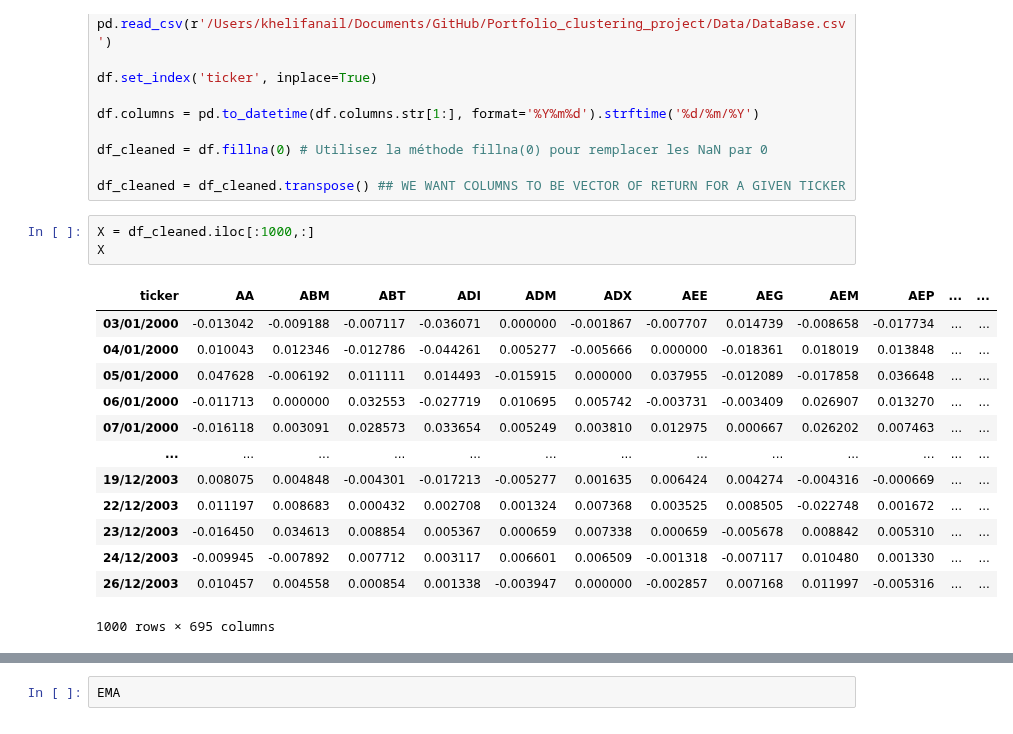
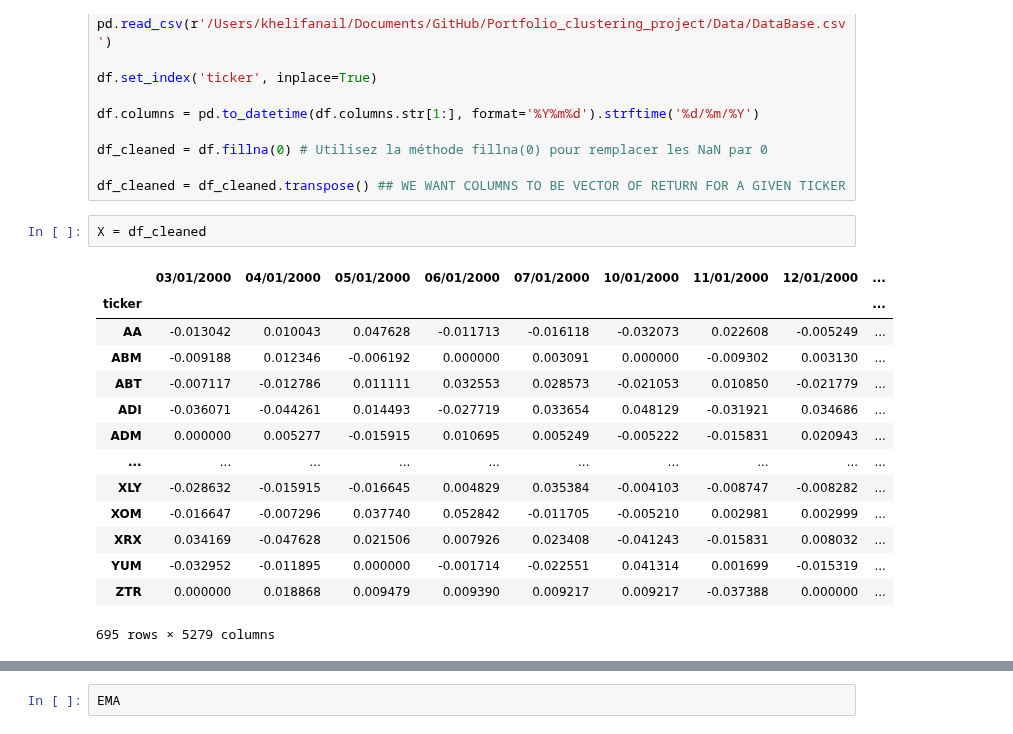
Before and after one commit to MohamedKeteb/Portfolio_clustering_project, a Jupyter notebook: Code/test.ipynb, the cells around one changed output, grey strips where cells are left out. Saved outputs shown, nothing was run; the diff lists cells and outputs as text.

```diff
--- a/Code/test.ipynb
+++ b/Code/test.ipynb
@@ -14,22 +14,22 @@ df_cleaned = df.fillna(0) # Utilisez la méthode fillna(0) pour remplacer les Na
 
 df_cleaned = df_cleaned.transpose() ## WE WANT COLUMNS TO BE VECTOR OF RETURN FOR A GIVEN TICKER
 # %%
-X = df_cleaned.iloc[:1000,:]
-X
+X = df_cleaned
 # %% [output]
-| ticker | AA | ABM | ABT | ADI | ADM | ADX | AEE | AEG | AEM | AEP | ... | ... |
-| 03/01/2000 | -0.013042 | -0.009188 | -0.007117 | -0.036071 | 0.000000 | -0.001867 | -0.007707 | 0.014739 | -0.008658 | -0.017734 | ... | ... |
-| 04/01/2000 | 0.010043 | 0.012346 | -0.012786 | -0.044261 | 0.005277 | -0.005666 | 0.000000 | -0.018361 | 0.018019 | 0.013848 | ... | ... |
-| 05/01/2000 | 0.047628 | -0.006192 | 0.011111 | 0.014493 | -0.015915 | 0.000000 | 0.037955 | -0.012089 | -0.017858 | 0.036648 | ... | ... |
-| 06/01/2000 | -0.011713 | 0.000000 | 0.032553 | -0.027719 | 0.010695 | 0.005742 | -0.003731 | -0.003409 | 0.026907 | 0.013270 | ... | ... |
-| 07/01/2000 | -0.016118 | 0.003091 | 0.028573 | 0.033654 | 0.005249 | 0.003810 | 0.012975 | 0.000667 | 0.026202 | 0.007463 | ... | ... |
-| ... | ... | ... | ... | ... | ... | ... | ... | ... | ... | ... | ... | ... |
-| 19/12/2003 | 0.008075 | 0.004848 | -0.004301 | -0.017213 | -0.005277 | 0.001635 | 0.006424 | 0.004274 | -0.004316 | -0.000669 | ... | ... |
-| 22/12/2003 | 0.011197 | 0.008683 | 0.000432 | 0.002708 | 0.001324 | 0.007368 | 0.003525 | 0.008505 | -0.022748 | 0.001672 | ... | ... |
-| 23/12/2003 | -0.016450 | 0.034613 | 0.008854 | 0.005367 | 0.000659 | 0.007338 | 0.000659 | -0.005678 | 0.008842 | 0.005310 | ... | ... |
-| 24/12/2003 | -0.009945 | -0.007892 | 0.007712 | 0.003117 | 0.006601 | 0.006509 | -0.001318 | -0.007117 | 0.010480 | 0.001330 | ... | ... |
-| 26/12/2003 | 0.010457 | 0.004558 | 0.000854 | 0.001338 | -0.003947 | 0.000000 | -0.002857 | 0.007168 | 0.011997 | -0.005316 | ... | ... |
+|  | 03/01/2000 | 04/01/2000 | 05/01/2000 | 06/01/2000 | 07/01/2000 | 10/01/2000 | 11/01/2000 | 12/01/2000 | ... |
+| ticker |  |  |  |  |  |  |  |  | ... |
+| AA | -0.013042 | 0.010043 | 0.047628 | -0.011713 | -0.016118 | -0.032073 | 0.022608 | -0.005249 | ... |
+| ABM | -0.009188 | 0.012346 | -0.006192 | 0.000000 | 0.003091 | 0.000000 | -0.009302 | 0.003130 | ... |
+| ABT | -0.007117 | -0.012786 | 0.011111 | 0.032553 | 0.028573 | -0.021053 | 0.010850 | -0.021779 | ... |
+| ADI | -0.036071 | -0.044261 | 0.014493 | -0.027719 | 0.033654 | 0.048129 | -0.031921 | 0.034686 | ... |
+| ADM | 0.000000 | 0.005277 | -0.015915 | 0.010695 | 0.005249 | -0.005222 | -0.015831 | 0.020943 | ... |
+| ... | ... | ... | ... | ... | ... | ... | ... | ... | ... |
+| XLY | -0.028632 | -0.015915 | -0.016645 | 0.004829 | 0.035384 | -0.004103 | -0.008747 | -0.008282 | ... |
+| XOM | -0.016647 | -0.007296 | 0.037740 | 0.052842 | -0.011705 | -0.005210 | 0.002981 | 0.002999 | ... |
+| XRX | 0.034169 | -0.047628 | 0.021506 | 0.007926 | 0.023408 | -0.041243 | -0.015831 | 0.008032 | ... |
+| YUM | -0.032952 | -0.011895 | 0.000000 | -0.001714 | -0.022551 | 0.041314 | 0.001699 | -0.015319 | ... |
+| ZTR | 0.000000 | 0.018868 | 0.009479 | 0.009390 | 0.009217 | 0.009217 | -0.037388 | 0.000000 | ... |
-1000 rows × 695 columns
+695 rows × 5279 columns
 # %%
 import numpy as np
 
```
Also changed, not shown: parts of 3 cells of this notebook, 3 other files.
